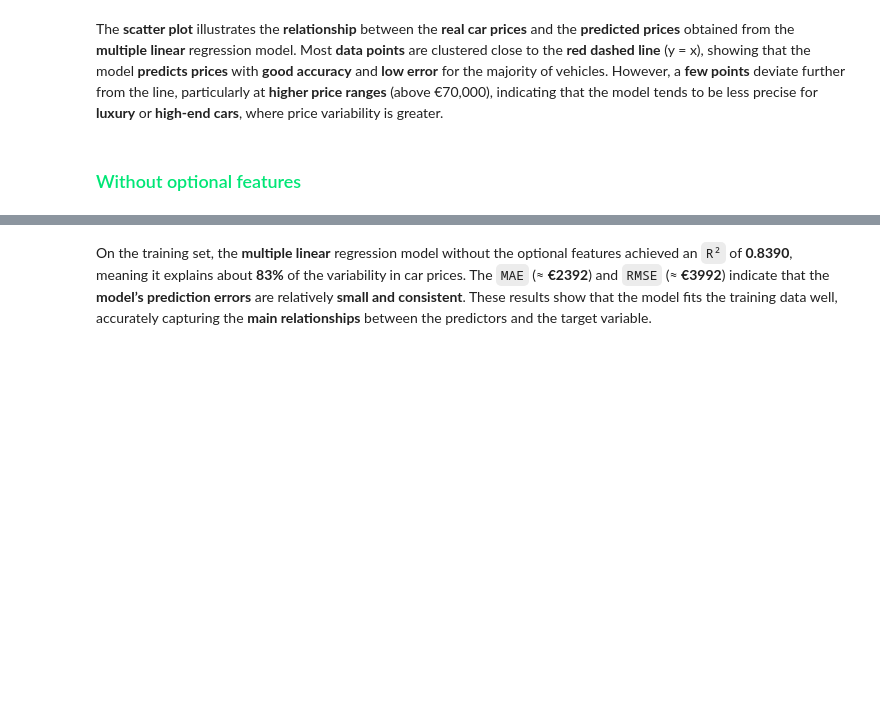
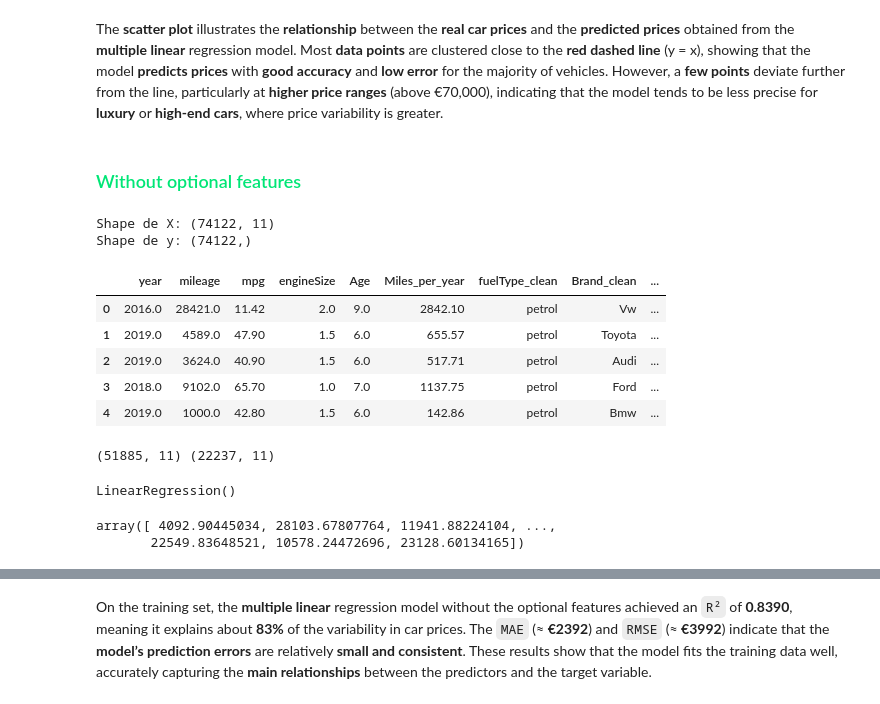
Before and after one commit to Danirib11221/MachineLearning39, a Jupyter notebook: MachineLearningProject.ipynb, the cells around one changed output, grey strips where cells are left out. Drawn from its saved outputs; the diff is of its cells as text; code cells hidden in the pictures; blank space fills up the shorter version.

```diff
--- a/MachineLearningProject.ipynb
+++ b/MachineLearningProject.ipynb
@@ -2675,21 +2706,32 @@ The **scatter plot** illustrates the **relationship** between the **real car pri
 # %% [markdown]
 <h3 style="color: #00E676;"> Without optional features </h3
 # %%
-main_numeric_features= ["year", "mileage", "mpg","engineSize","Age","Mile_per_year"]
+main_numeric_features= ["year", "mileage", "mpg","engineSize","Age","Miles_per_year"]
 categorical_features = ["fuelType_clean","Brand_clean", "model_clean_fuzzy", "transmission_clean", "is_premium"]
 
 y = df_train_new["price"]
 X = df_train_new[main_numeric_features + categorical_features]
 
 
 print("Shape de X:", X.shape)
 print("Shape de y:", y.shape)
 X.head()
+# %% [output]
+Shape de X: (74122, 11)
+Shape de y: (74122,)
+|  | year | mileage | mpg | engineSize | Age | Miles_per_year | fuelType_clean | Brand_clean | ... |
+| 0 | 2016.0 | 28421.0 | 11.42 | 2.0 | 9.0 | 2842.10 | petrol | Vw | ... |
+| 1 | 2019.0 | 4589.0 | 47.90 | 1.5 | 6.0 | 655.57 | petrol | Toyota | ... |
+| 2 | 2019.0 | 3624.0 | 40.90 | 1.5 | 6.0 | 517.71 | petrol | Audi | ... |
+| 3 | 2018.0 | 9102.0 | 65.70 | 1.0 | 7.0 | 1137.75 | petrol | Ford | ... |
+| 4 | 2019.0 | 1000.0 | 42.80 | 1.5 | 6.0 | 142.86 | petrol | Bmw | ... |
 # %%
 X_train, X_test ,y_train , y_test = train_test_split (X,y,
                                                      test_size= 0.3,
                                                      random_state=42)
 print(X_train.shape, X_test.shape)
+# %% [output]
+(51885, 11) (22237, 11)
 # %%
 #Numeric Features
 X_train_num = X_train[main_numeric_features].copy()
@@ -2722,9 +2764,14 @@ X_test_final[main_numeric_features] = scaler.transform(X_test_final[main_numeric
 lin_model = LinearRegression()
 # %%
 lin_model.fit(X_train_final, y_train)
+# %% [output]
+LinearRegression()
 # %%
 predictions = lin_model.predict(X_test_final)
 predictions
+# %% [output]
+array([ 4092.90445034, 28103.67807764, 11941.88224104, ...,
+       22549.83648521, 10578.24472696, 23128.60134165])
 # %%
 
 val_results = pd.DataFrame({
```
Also changed, not shown: parts of 31 cells of this notebook.
